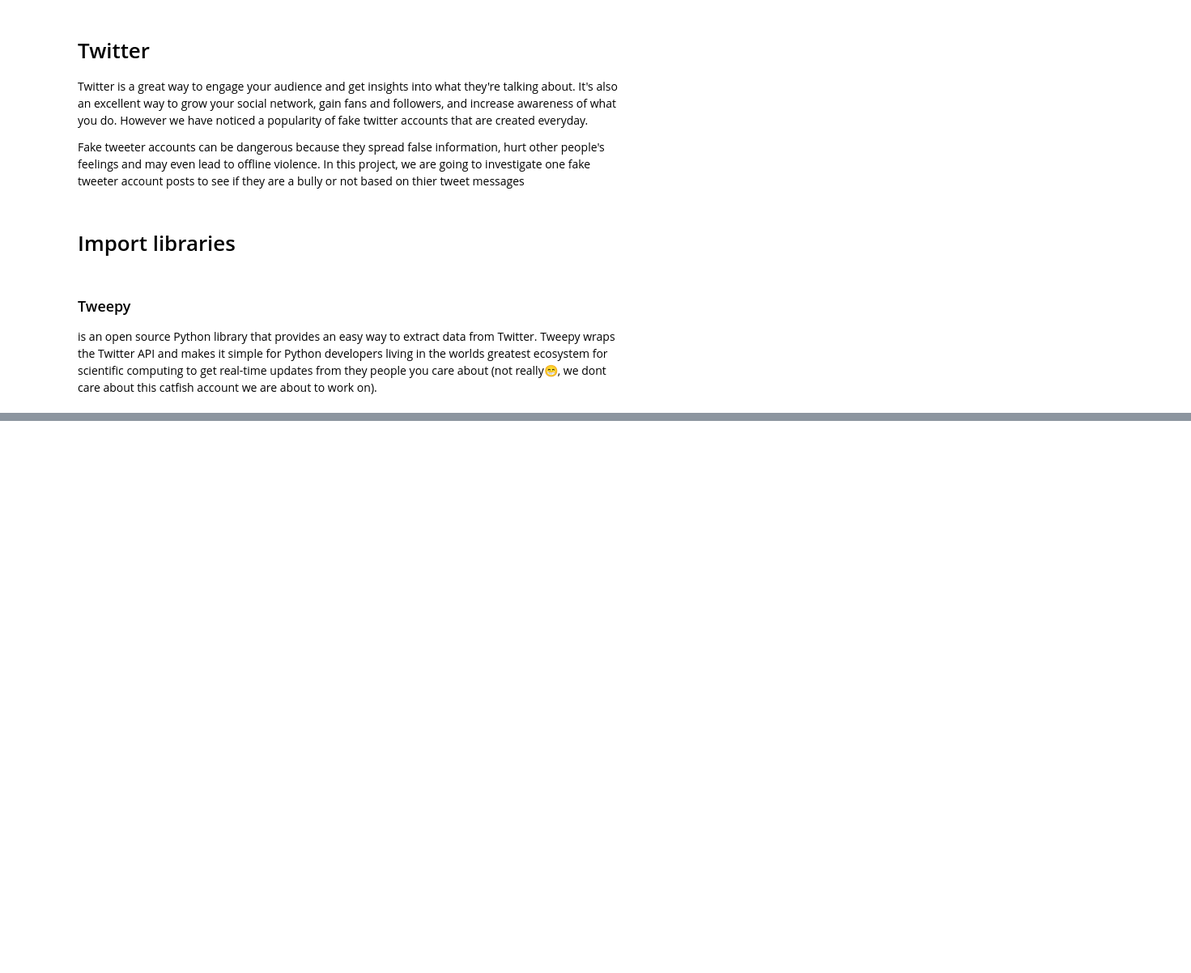
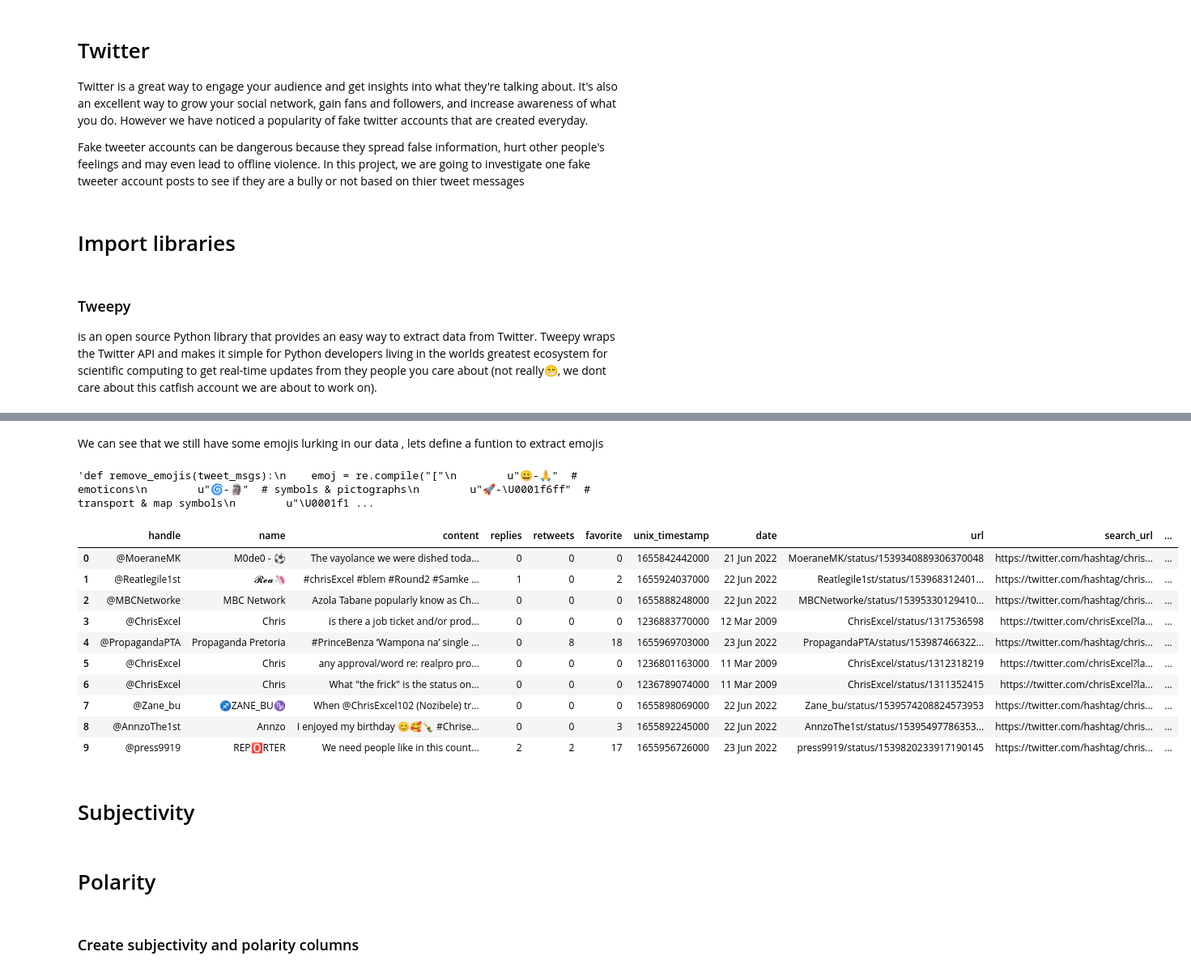
Before and after one commit to kusanele/Twitter_catfish_account_sentiment_analysis, a Jupyter notebook: tweet.ipynb, the cells around one changed output, grey strips where cells are left out. Shown: that part at 81% size. Drawn from its saved outputs; the diff is of its cells as text; code cells hidden in the pictures; blank space fills up the shorter version.

```diff
--- a/tweet.ipynb
+++ b/tweet.ipynb
@@ -48,0 +72,2 @@ plt.style.use('fivethirtyeight')
+# %%
+df_train_set = pd.read_csv('tweetsc.csv')
@@ -54,0 +98,14 @@ EmptyDataError: No columns to parse from file
+# %%
+#Function to clean tweet messages
+def clean_tweets(tweets):
+   tweets = re.sub(r'@[A-Za-z0-9]+','',tweets) # remove @ mentions
+   tweets = re.sub(r'#', '', tweets)  # remove # symbols
+   tweets = re.sub(r'RT[\s]+', '', tweets) # remove rt -retweet
+   tweets = re.sub(r'https?:\/\/\S+','', tweets) # remove hyperlinks
+   tweets = re.sub(r'[,!?;-]+', '.', tweets) #Removing any remaining non-characters
+   tweets = tweets.lower() # Change words to lower
+   tweets = tweets.translate(str.maketrans('','', string.punctuation)) # for removing punctuation marks
+
+   return tweets
+# %%
+df_train_set['clean_content'] = df_train_set['content'].apply(clean_tweets)
@@ -54,0 +126,45 @@ EmptyDataError: No columns to parse from file
+# %% [markdown]
+We can see that we still have some emojis lurking in our data , lets define a funtion to extract emojis
+# %%
+'''def remove_emojis(tweet_msgs):
+    emoj = re.compile("["
+        u"\U0001F600-\U0001F64F"  # emoticons
+        u"\U0001F300-\U0001F5FF"  # symbols & pictographs
+        u"\U0001F680-\U0001F6FF"  # transport & map symbols
+        u"\U0001F1E0-\U0001F1FF"  # flags (iOS)
+        u"\U00002500-\U00002BEF"  # chinese char
+        u"\U00002702-\U000027B0"
+        u"\U00002702-\U000027B0"
+        u"\U000024C2-\U0001F251"
+        u"\U0001f926-\U0001f937"
+        u"\U00010000-\U0010ffff"
+        u"\u2640-\u2642"
+        u"\u2600-\u2B55"
+        u"\u200d"
+        u"\u23cf"
+        u"\u23e9"
+        u"\u231a"
+        u"\ufe0f"  # dingbats
+        u"\u3030"
+        "]+", re.UNICODE)
+    tweet_msgs = re.sub(emoj, '', tweet_msgs)
+    return tweet_msgs
+'''
+# %% [output]
+'def remove_emojis(tweet_msgs):\n    emoj = re.compile("["\n        u"😀-🙏"  # emoticons\n        u"🌀-🗿"  # symbols & pictographs\n        u"🚀-\U0001f6ff"  # transport & map symbols\n        u"\U0001f1 ...
+# %%
+df_train_set.head(10)
+# %% [output]
+|  | handle | name | content | replies | retweets | favorite | unix_timestamp | date | url | search_url | ... |
+| 0 | @MoeraneMK | M0de0 - ⚽ | The vayolance we were dished toda... | 0 | 0 | 0 | 1655842442000 | 21 Jun 2022 | MoeraneMK/status/1539340889306370048 | https://twitter.com/hashtag/chris... | ... |
+| 1 | @Reatlegile1st | 𝓡𝓮𝓪🦄 | #chrisExcel #blem #Round2 #Samke ... | 1 | 0 | 2 | 1655924037000 | 22 Jun 2022 | Reatlegile1st/status/153968312401... | https://twitter.com/hashtag/chris... | ... |
+| 2 | @MBCNetworke | MBC Network | Azola Tabane popularly know as Ch... | 0 | 0 | 0 | 1655888248000 | 22 Jun 2022 | MBCNetworke/status/15395330129410... | https://twitter.com/hashtag/chris... | ... |
+| 3 | @ChrisExcel | Chris | is there a job ticket and/or prod... | 0 | 0 | 0 | 1236883770000 | 12 Mar 2009 | ChrisExcel/status/1317536598 | https://twitter.com/chrisExcel?la... | ... |
+| 4 | @PropagandaPTA | Propaganda Pretoria | #PrinceBenza ‘Wampona na’ single ... | 0 | 8 | 18 | 1655969703000 | 23 Jun 2022 | PropagandaPTA/status/153987466322... | https://twitter.com/hashtag/chris... | ... |
+| 5 | @ChrisExcel | Chris | any approval/word re: realpro pro... | 0 | 0 | 0 | 1236801163000 | 11 Mar 2009 | ChrisExcel/status/1312318219 | https://twitter.com/chrisExcel?la... | ... |
+| 6 | @ChrisExcel | Chris | What "the frick" is the status on... | 0 | 0 | 0 | 1236789074000 | 11 Mar 2009 | ChrisExcel/status/1311352415 | https://twitter.com/chrisExcel?la... | ... |
+| 7 | @Zane_bu | ♐ZANE_BU♑ | When @ChrisExcel102 (Nozibele) tr... | 0 | 0 | 0 | 1655898069000 | 22 Jun 2022 | Zane_bu/status/1539574208824573953 | https://twitter.com/hashtag/chris... | ... |
+| 8 | @AnnzoThe1st | Annzo | I enjoyed my birthday 😊🥰🍾 #Chrise... | 0 | 0 | 3 | 1655892245000 | 22 Jun 2022 | AnnzoThe1st/status/15395497786353... | https://twitter.com/hashtag/chris... | ... |
+| 9 | @press9919 | REP🅾️RTER | We need people like in this count... | 2 | 2 | 17 | 1655956726000 | 23 Jun 2022 | press9919/status/1539820233917190145 | https://twitter.com/hashtag/chris... | ... |
+# %% [markdown]
+# Subjectivity
@@ -54,0 +174,2 @@ EmptyDataError: No columns to parse from file
+# %% [markdown]
+# Polarity
@@ -54,0 +179,2 @@ EmptyDataError: No columns to parse from file
+# %% [markdown]
+### Create subjectivity and polarity columns
```
Also changed, not shown: parts of 28 cells of this notebook.
